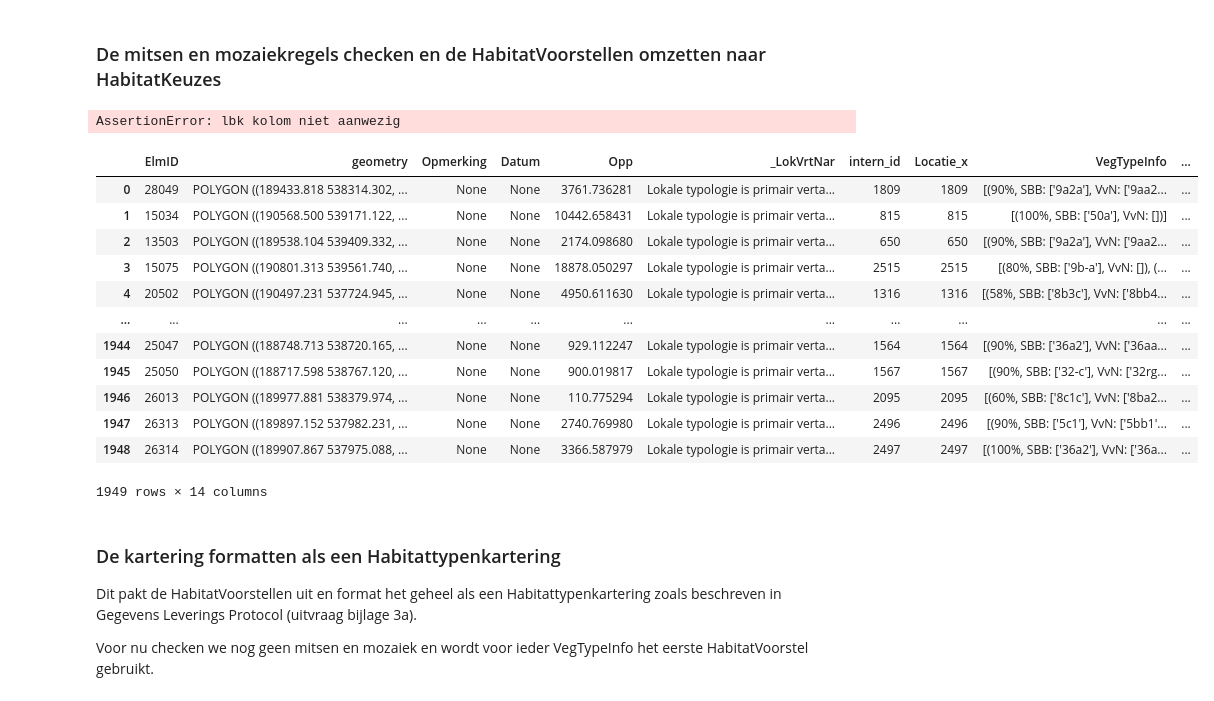
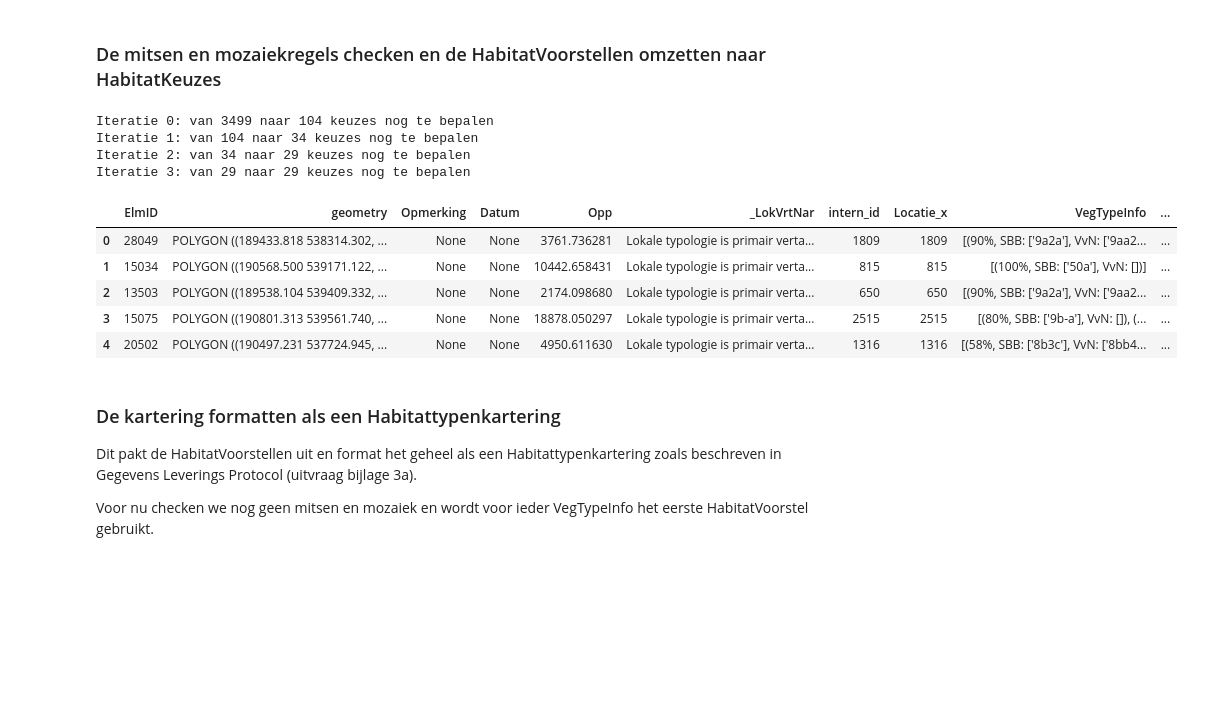
Before and after one commit to Spheer-ai/veg2hab, a Jupyter notebook: notebooks/functionality_test.ipynb, the cells around one changed output. Saved outputs shown, nothing was run; the diff lists cells and outputs as text; code cells hidden in the pictures; blank space fills up the shorter version.

Commit message:
first version working bodem and lbk

```diff
--- a/notebooks/functionality_test.ipynb
+++ b/notebooks/functionality_test.ipynb
@@ -159,25 +143,21 @@ access_kartering.gdf["HabitatVoorstel"][45]
 # %% [markdown]
 ### De mitsen en mozaiekregels checken en de HabitatVoorstellen omzetten naar HabitatKeuzes
 # %%
-access_kartering.bepaal_habitatkeuzes(fgr)
+access_kartering.bepaal_habitatkeuzes(fgr, bodemkaart, lbk)
 # %% [output]
-AssertionError: lbk kolom niet aanwezig
+Iteratie 0: van 3499 naar 104 keuzes nog te bepalen
+Iteratie 1: van 104 naar 34 keuzes nog te bepalen
+Iteratie 2: van 34 naar 29 keuzes nog te bepalen
+Iteratie 3: van 29 naar 29 keuzes nog te bepalen
 # %%
-access_kartering.gdf
+access_kartering.gdf.head()
 # %% [output]
 |  | ElmID | geometry | Opmerking | Datum | Opp | _LokVrtNar | intern_id | Locatie_x | VegTypeInfo | ... |
 | 0 | 28049 | POLYGON ((189433.818 538314.302, ... | None | None | 3761.736281 | Lokale typologie is primair verta... | 1809 | 1809 | [(90%, SBB: ['9a2a'], VvN: ['9aa2... | ... |
 | 1 | 15034 | POLYGON ((190568.500 539171.122, ... | None | None | 10442.658431 | Lokale typologie is primair verta... | 815 | 815 | [(100%, SBB: ['50a'], VvN: [])] | ... |
 | 2 | 13503 | POLYGON ((189538.104 539409.332, ... | None | None | 2174.098680 | Lokale typologie is primair verta... | 650 | 650 | [(90%, SBB: ['9a2a'], VvN: ['9aa2... | ... |
 | 3 | 15075 | POLYGON ((190801.313 539561.740, ... | None | None | 18878.050297 | Lokale typologie is primair verta... | 2515 | 2515 | [(80%, SBB: ['9b-a'], VvN: []), (... | ... |
 | 4 | 20502 | POLYGON ((190497.231 537724.945, ... | None | None | 4950.611630 | Lokale typologie is primair verta... | 1316 | 1316 | [(58%, SBB: ['8b3c'], VvN: ['8bb4... | ... |
-| ... | ... | ... | ... | ... | ... | ... | ... | ... | ... | ... |
-| 1944 | 25047 | POLYGON ((188748.713 538720.165, ... | None | None | 929.112247 | Lokale typologie is primair verta... | 1564 | 1564 | [(90%, SBB: ['36a2'], VvN: ['36aa... | ... |
-| 1945 | 25050 | POLYGON ((188717.598 538767.120, ... | None | None | 900.019817 | Lokale typologie is primair verta... | 1567 | 1567 | [(90%, SBB: ['32-c'], VvN: ['32rg... | ... |
-| 1946 | 26013 | POLYGON ((189977.881 538379.974, ... | None | None | 110.775294 | Lokale typologie is primair verta... | 2095 | 2095 | [(60%, SBB: ['8c1c'], VvN: ['8ba2... | ... |
-| 1947 | 26313 | POLYGON ((189897.152 537982.231, ... | None | None | 2740.769980 | Lokale typologie is primair verta... | 2496 | 2496 | [(90%, SBB: ['5c1'], VvN: ['5bb1'... | ... |
-| 1948 | 26314 | POLYGON ((189907.867 537975.088, ... | None | None | 3366.587979 | Lokale typologie is primair verta... | 2497 | 2497 | [(100%, SBB: ['36a2'], VvN: ['36a... | ... |
-1949 rows × 14 columns
 # %% [markdown]
 ### De kartering formatten als een Habitattypenkartering
 
```
Also changed, not shown: parts of 7 cells of this notebook, 4 other files.
